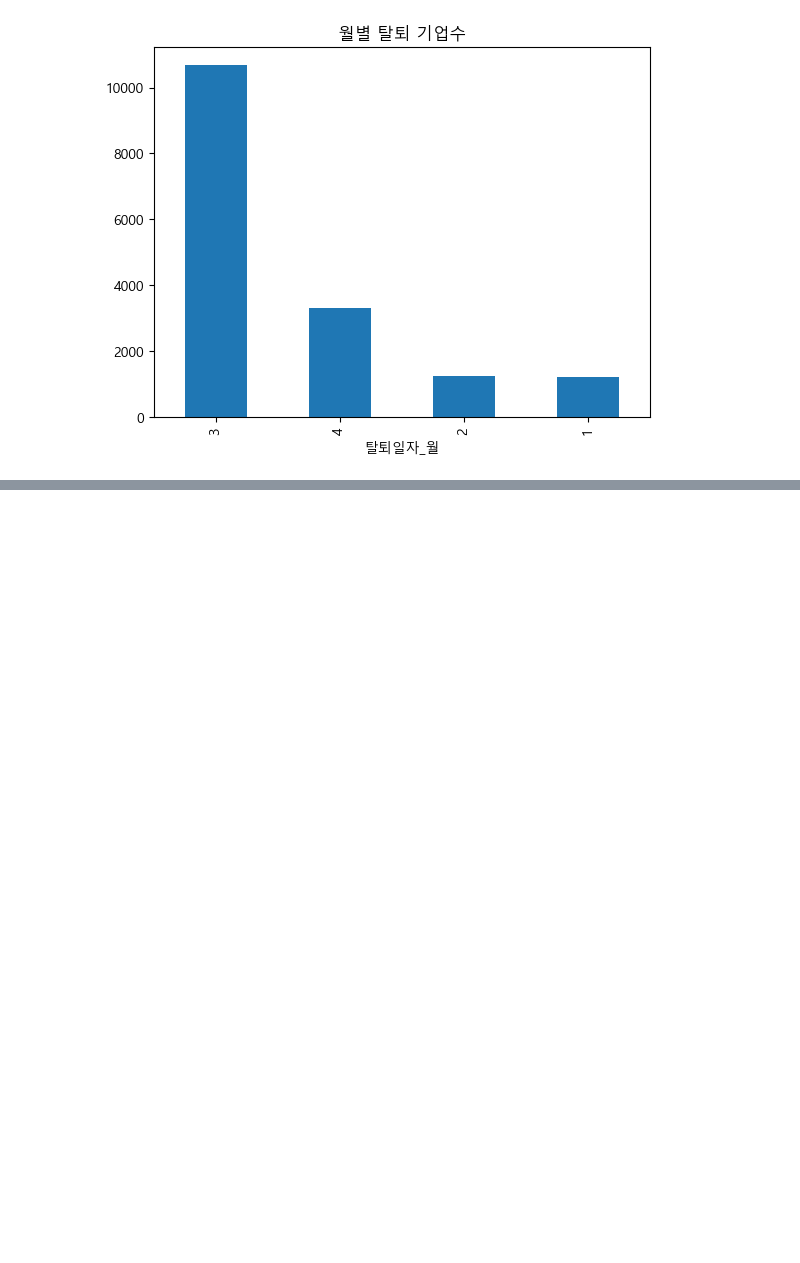
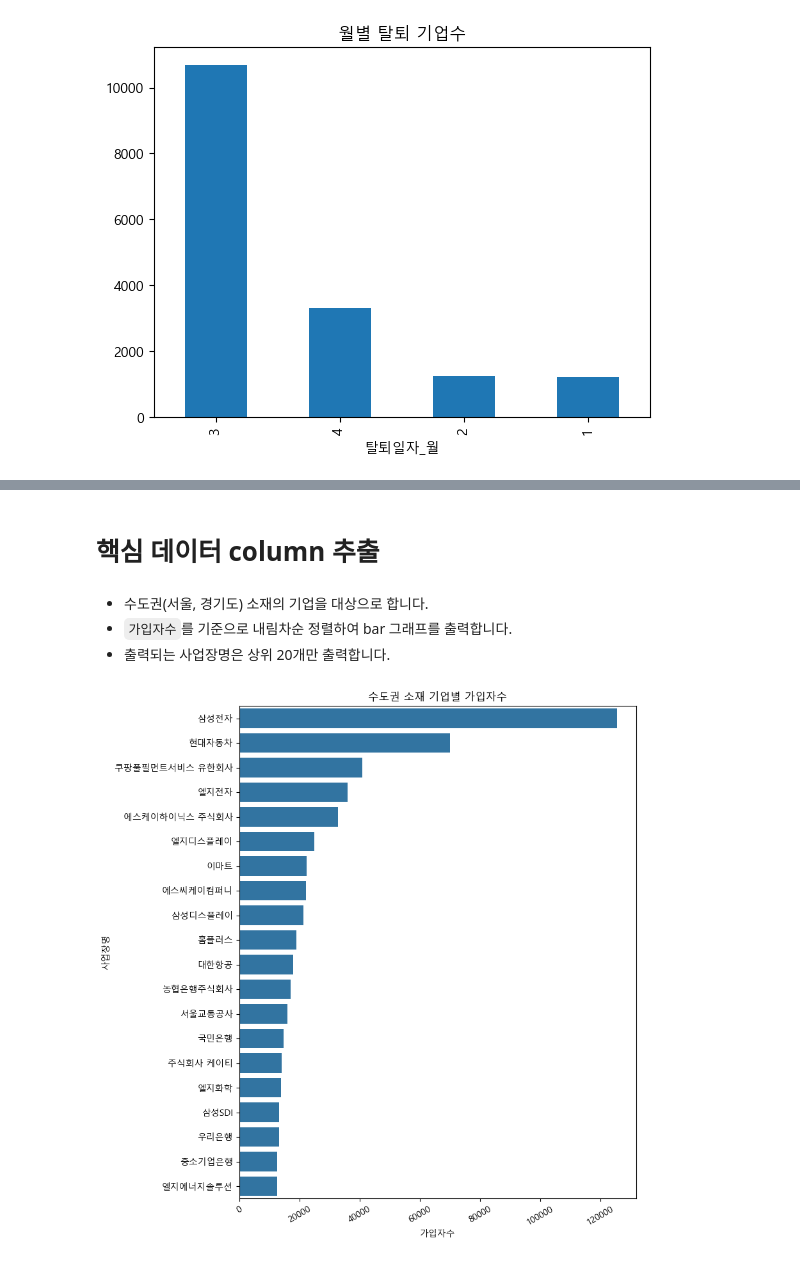
Before and after one commit to kit-lec/NLP2501_LangChain, a Jupyter notebook: Lec_Streamlit/08-nps-company.ipynb, the cells around one changed output, grey strips where cells are left out. Cells and saved outputs as stored; diff of their text form; code cells hidden in the pictures; blank space fills up the shorter version.

```diff
--- a/Lec_Streamlit/08-nps-company.ipynb
+++ b/Lec_Streamlit/08-nps-company.ipynb
@@ -179,0 +201,5 @@ plt.show()
+# %%
+# 코드를 입력해 주세요
+df = df.loc[df['가입상태'] == 1].drop(['가입상태', '탈퇴일자'], axis=1).reset_index(drop=True)
+print(f'shape: {df.shape[0]} 행')
+df.head()
@@ -179,0 +214,16 @@ plt.show()
+# %% [markdown]
+# 핵심 데이터 column 추출
+# %% [markdown]
+- 수도권(서울, 경기도) 소재의 기업을 대상으로 합니다.
+- `가입자수`를 기준으로 내림차순 정렬하여 bar 그래프를 출력합니다.
+- 출력되는 사업장명은 상위 20개만 출력합니다.
+# %%
+# 코드를 입력해 주세요
+plt.figure(figsize=(8, 10))
+tmp = df.loc[df['시도코드'].isin([11, 41]), ['사업장명', '가입자수']].sort_values('가입자수', ascending=False).head(20).reset_index()
+sns.barplot(y='사업장명', x='가입자수', data=tmp)
+plt.xticks(rotation=30)
+plt.title('수도권 소재 기업별 가입자수')
+plt.show()
+# %% [output]
+[figure, added]
```
Also changed, not shown: parts of 22 cells of this notebook, 2 other files.
